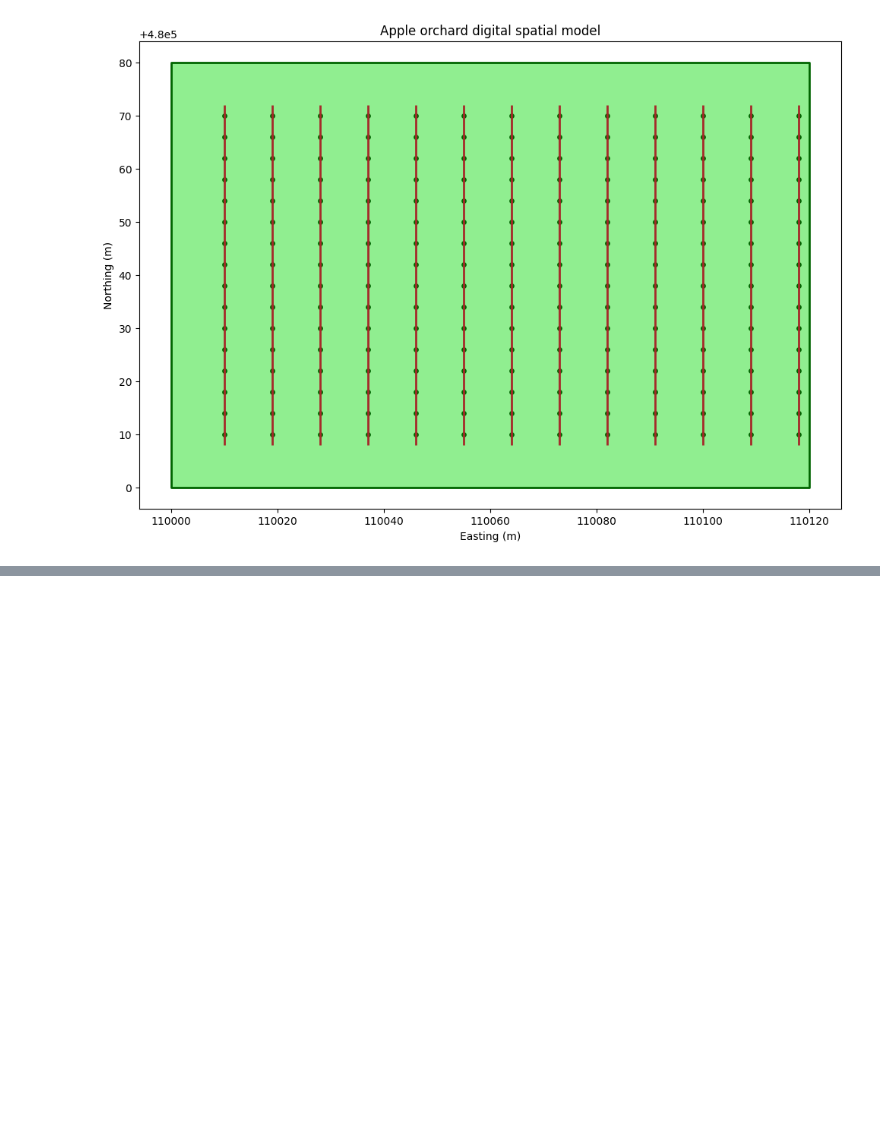
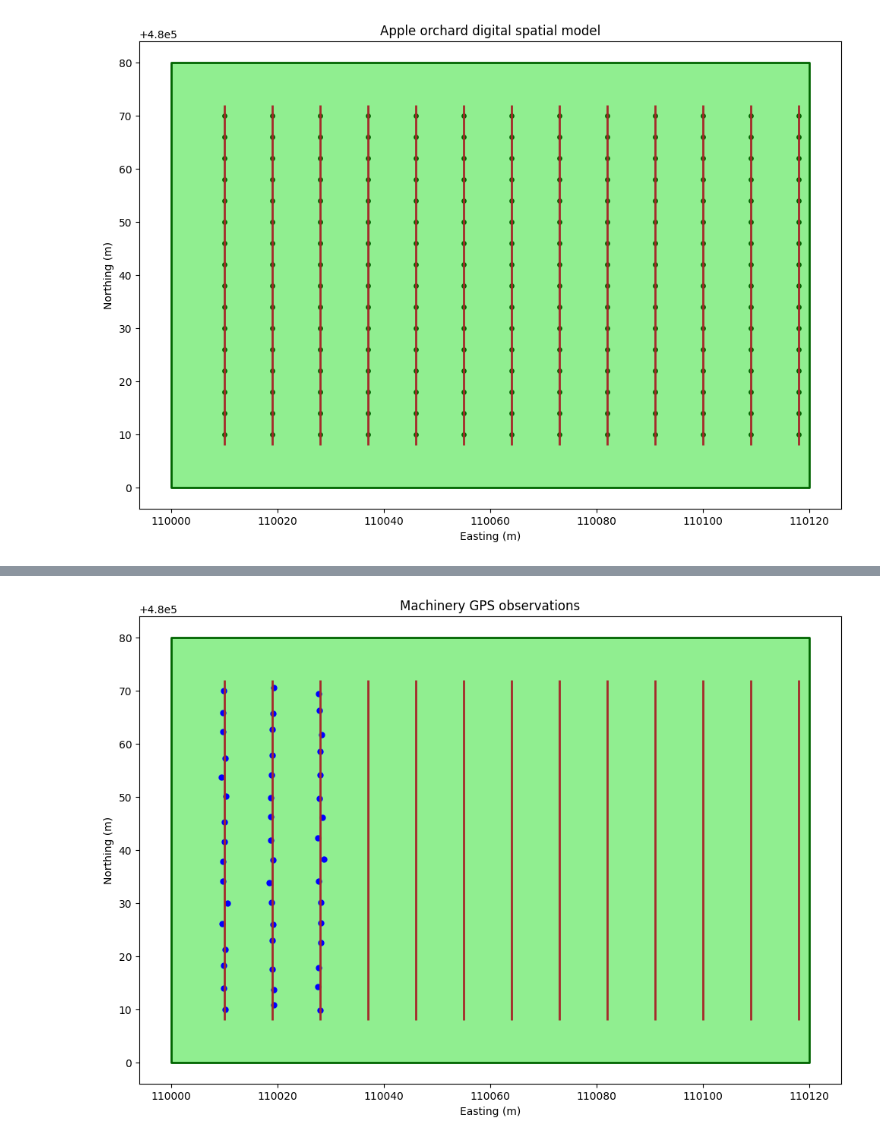
Before and after one commit to IoannisChamos/orchard-precision-farming, a Jupyter notebook: 01_build_orchard.ipynb, the cells around one changed output, grey strips where cells are left out. Cells and saved outputs as stored; diff of their text form; code cells hidden in the pictures; blank space fills up the shorter version.

```diff
--- a/01_build_orchard.ipynb
+++ b/01_build_orchard.ipynb
@@ -287,0 +350,4 @@ plt.show()
+# %%
+gps_df = pd.DataFrame(gps_records)
+
+print("GPS DataFrame created:", len(gps_df))
@@ -287,0 +356,15 @@ plt.show()
+# %%
+gps_clean = gps_df.dropna(
+    subset=["x", "y"]
+).copy()
+
+gps_gdf = gpd.GeoDataFrame(
+    gps_clean,
+    geometry=gpd.points_from_xy(
+        gps_clean["x"],
+        gps_clean["y"]
+    ),
+    crs=crs
+)
+
+print("GPS GeoDataFrame created:", len(gps_gdf))
@@ -287,0 +382,30 @@ plt.show()
+# %%
+fig, ax = plt.subplots(figsize=(12, 8))
+
+field.plot(
+    ax=ax,
+    facecolor="lightgreen",
+    edgecolor="darkgreen",
+    linewidth=2
+)
+
+rows.plot(
+    ax=ax,
+    color="brown",
+    linewidth=2
+)
+
+gps_gdf.plot(
+    ax=ax,
+    color="blue",
+    markersize=25
+)
+
+ax.set_title("Machinery GPS observations")
+ax.set_xlabel("Easting (m)")
+ax.set_ylabel("Northing (m)")
+ax.set_aspect("equal")
+
+plt.show()
+# %% [output]
+[figure, added]
```
Also changed, not shown: parts of 15 cells of this notebook.
